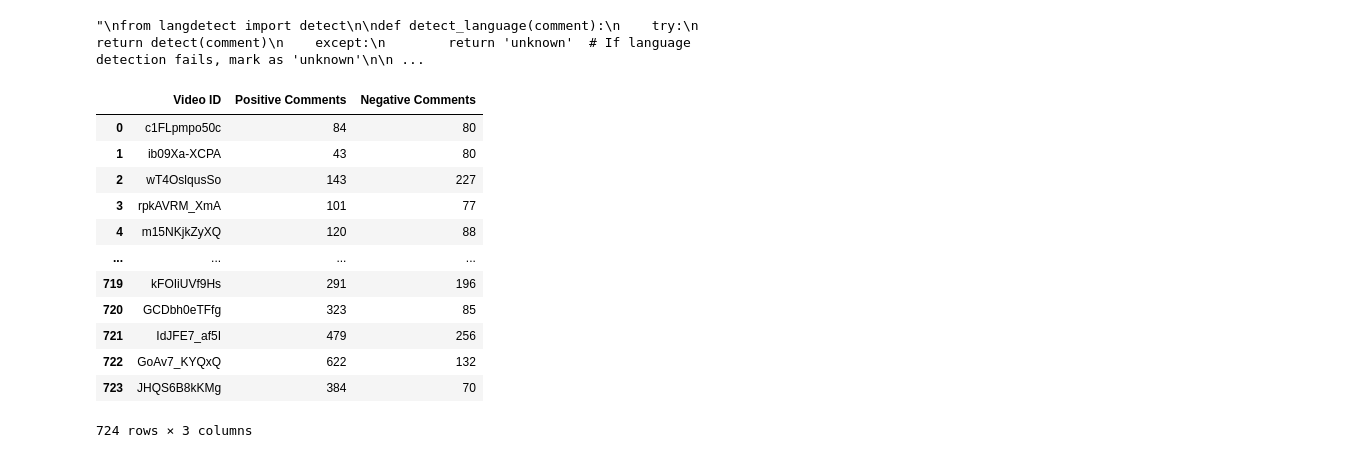
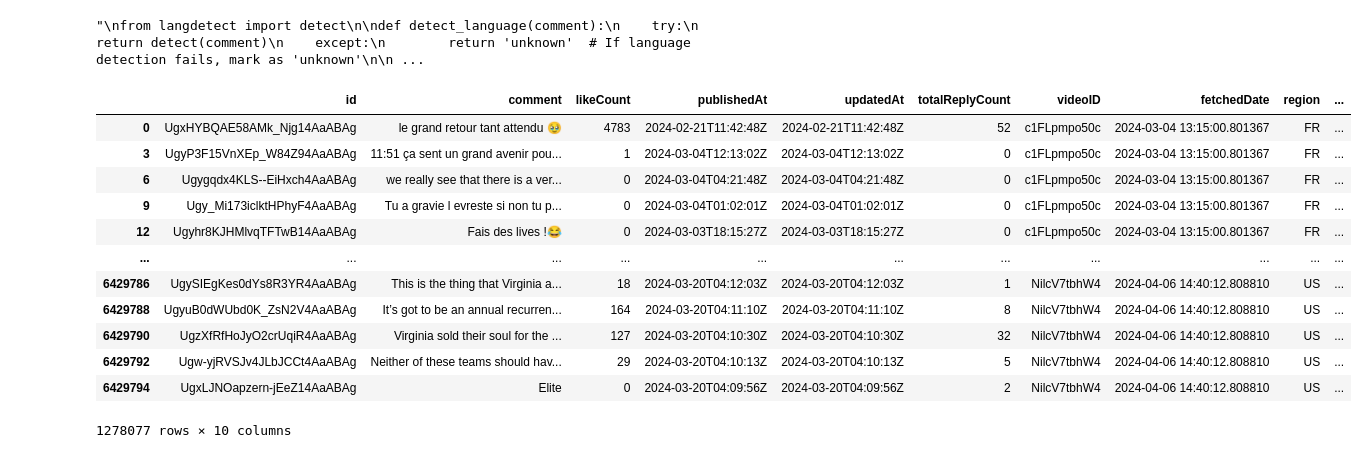
Before and after one commit to Myst4ke/yt-comment-analysis, a Jupyter notebook: test.ipynb, the cells around one changed output. Saved outputs shown, nothing was run; the diff lists cells and outputs as text; code cells hidden in the pictures.

```diff
--- a/test.ipynb
+++ b/test.ipynb
@@ -102,75 +102,46 @@ from nltk.stem import WordNetLemmatizer
 
 sid = SentimentIntensityAnalyzer()
 
 # Define a function to preprocess text based on language
 def preprocess_text(text, lang):
     if isinstance(text, str):  # Check if the value is a string
         text = text.lower()
         text = re.sub(r'http\S+', '', text)
         text = re.sub(r'[^a-zA-Z0-9\s]', '', text)
         tokens = word_tokenize(text)
         if lang == 'US':
             stop_words = set(stopwords.words('english'))
         elif lang == 'FR':
             stop_words = set(stopwords.words('french'))
         else:
             return ''  # Skip preprocessing for non-English and non-French comments
         tokens = [word for word in tokens if word not in stop_words]
         lemmatizer = WordNetLemmatizer()
         tokens = [lemmatizer.lemmatize(word) for word in tokens]
         preprocessed_text = ' '.join(tokens)
         return preprocessed_text
     else:
         return ''
 
 # Apply language detection and preprocessing to comments
 def preprocess_comments(comment, lang):
     return preprocess_text(comment, lang)
 
+df['comment'] = df['comment'].astype(str)
+
 df['preprocessed_comment'] = df.apply(lambda row: preprocess_comments(row['comment'], row['region']), axis=1)
-
-# Define function to retrieve comments for a video
-def get_comments(video_id):
-    comments = df[df['videoID'] == video_id]['preprocessed_comment'].tolist()
-    return comments
-
-# Define function to calculate like and dislike counts based on sentiment
-def calculate_sentiment_counts(comments):
-    like_count = 0
-    dislike_count = 0
-    for comment in comments:
-        sentiment_score = sid.polarity_scores(comment)
-        if sentiment_score['compound'] > 0.05:
-            like_count += 1
-        elif sentiment_score['compound'] < -0.05:
-            dislike_count += 1
-    return like_count, dislike_count
-
-# Create a new DataFrame to store video IDs, positive comments, and negative comments
-video_sentiment_df = pd.DataFrame(columns=['Video ID', 'Positive Comments', 'Negative Comments'])
-
-# Process each video
-for video_id in df['videoID'].unique():
-    comments = df[df['videoID'] == video_id]['preprocessed_comment'].tolist()
-    like_count, dislike_count = calculate_sentiment_counts(comments)
-    video_sentiment_df = video_sentiment_df.append({'Video ID': video_id,
-                                                    'Positive Comments': like_count,
-                                                    'Negative Comments': dislike_count},
-                                                   ignore_index=True)
-
-# Display the new DataFrame
-video_sentiment_df
+df
 # %% [output]
-|  | Video ID | Positive Comments | Negative Comments |
-| 0 | c1FLpmpo50c | 84 | 80 |
-| 1 | ib09Xa-XCPA | 43 | 80 |
-| 2 | wT4OslqusSo | 143 | 227 |
-| 3 | rpkAVRM_XmA | 101 | 77 |
-| 4 | m15NKjkZyXQ | 120 | 88 |
-| ... | ... | ... | ... |
-| 719 | kFOIiUVf9Hs | 291 | 196 |
-| 720 | GCDbh0eTFfg | 323 | 85 |
-| 721 | IdJFE7_af5I | 479 | 256 |
-| 722 | GoAv7_KYQxQ | 622 | 132 |
-| 723 | JHQS6B8kKMg | 384 | 70 |
+|  | id | comment | likeCount | publishedAt | updatedAt | totalReplyCount | videoID | fetchedDate | region | ... |
+| 0 | UgxHYBQAE58AMk_Njg14AaABAg | le grand retour tant attendu 🥹 | 4783 | 2024-02-21T11:42:48Z | 2024-02-21T11:42:48Z | 52 | c1FLpmpo50c | 2024-03-04 13:15:00.801367 | FR | ... |
+| 3 | UgyP3F15VnXEp_W84Z94AaABAg | 11:51 ça sent un grand avenir pou... | 1 | 2024-03-04T12:13:02Z | 2024-03-04T12:13:02Z | 0 | c1FLpmpo50c | 2024-03-04 13:15:00.801367 | FR | ... |
+| 6 | Ugygqdx4KLS--EiHxch4AaABAg | we really see that there is a ver... | 0 | 2024-03-04T04:21:48Z | 2024-03-04T04:21:48Z | 0 | c1FLpmpo50c | 2024-03-04 13:15:00.801367 | FR | ... |
+| 9 | Ugy_Mi173iclktHPhyF4AaABAg | Tu a gravie l evreste si non tu p... | 0 | 2024-03-04T01:02:01Z | 2024-03-04T01:02:01Z | 0 | c1FLpmpo50c | 2024-03-04 13:15:00.801367 | FR | ... |
+| 12 | Ugyhr8KJHMlvqTFTwB14AaABAg | Fais des lives !😂 | 0 | 2024-03-03T18:15:27Z | 2024-03-03T18:15:27Z | 0 | c1FLpmpo50c | 2024-03-04 13:15:00.801367 | FR | ... |
+| ... | ... | ... | ... | ... | ... | ... | ... | ... | ... | ... |
+| 6429786 | UgySIEgKes0dYs8R3YR4AaABAg | This is the thing that Virginia a... | 18 | 2024-03-20T04:12:03Z | 2024-03-20T04:12:03Z | 1 | NilcV7tbhW4 | 2024-04-06 14:40:12.808810 | US | ... |
+| 6429788 | UgyuB0dWUbd0K_ZsN2V4AaABAg | It’s got to be an annual recurren... | 164 | 2024-03-20T04:11:10Z | 2024-03-20T04:11:10Z | 8 | NilcV7tbhW4 | 2024-04-06 14:40:12.808810 | US | ... |
+| 6429790 | UgzXfRfHoJyO2crUqiR4AaABAg | Virginia sold their soul for the ... | 127 | 2024-03-20T04:10:30Z | 2024-03-20T04:10:30Z | 32 | NilcV7tbhW4 | 2024-04-06 14:40:12.808810 | US | ... |
+| 6429792 | Ugw-yjRVSJv4JLbJCCt4AaABAg | Neither of these teams should hav... | 29 | 2024-03-20T04:10:13Z | 2024-03-20T04:10:13Z | 5 | NilcV7tbhW4 | 2024-04-06 14:40:12.808810 | US | ... |
+| 6429794 | UgxLJNOapzern-jEeZ14AaABAg | Elite | 0 | 2024-03-20T04:09:56Z | 2024-03-20T04:09:56Z | 2 | NilcV7tbhW4 | 2024-04-06 14:40:12.808810 | US | ... |
-724 rows × 3 columns
+1278077 rows × 10 columns
```
Also changed, not shown: parts of 20 cells of this notebook.
